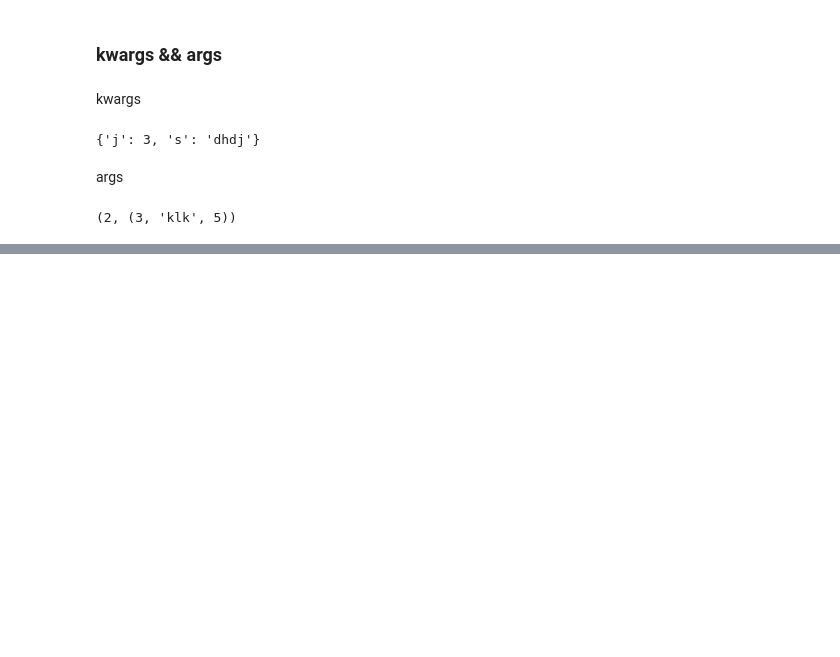
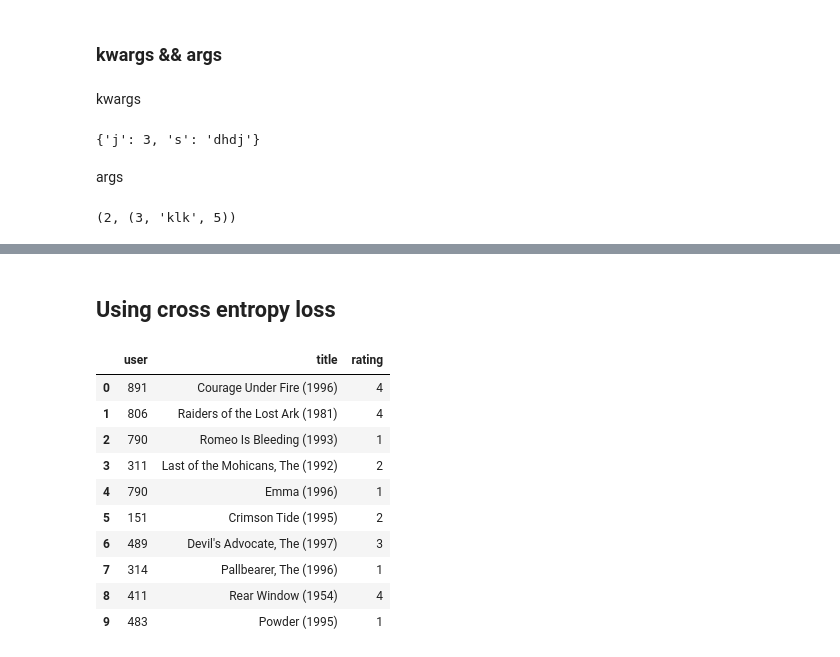
Before and after one commit to bipinKrishnan/fastai_course, a Jupyter notebook: fastai_collab.ipynb, the cells around one changed output, grey strips where cells are left out. Drawn from its saved outputs; the diff is of its cells as text; code cells hidden in the pictures; blank space fills up the shorter version.

```diff
--- a/fastai_collab.ipynb
+++ b/fastai_collab.ipynb
@@ -432,0 +437,27 @@ learn.show_results()
+# %% [markdown]
+## Using cross entropy loss
+# %%
+df1 = df.copy()
+df1['rating'] = df1['rating']-1
+# %%
+dls = c.CollabDataLoaders.from_df(
+    df1,
+    user_name='user',
+    item_name='title',
+    rating_name='rating',
+    bs=32
+)
+
+dls.show_batch()
+# %% [output]
+|  | user | title | rating |
+| 0 | 891 | Courage Under Fire (1996) | 4 |
+| 1 | 806 | Raiders of the Lost Ark (1981) | 4 |
+| 2 | 790 | Romeo Is Bleeding (1993) | 1 |
+| 3 | 311 | Last of the Mohicans, The (1992) | 2 |
+| 4 | 790 | Emma (1996) | 1 |
+| 5 | 151 | Crimson Tide (1995) | 2 |
+| 6 | 489 | Devil's Advocate, The (1997) | 3 |
+| 7 | 314 | Pallbearer, The (1996) | 1 |
+| 8 | 411 | Rear Window (1954) | 4 |
+| 9 | 483 | Powder (1995) | 1 |
```
Also changed, not shown: parts of 21 cells of this notebook.
